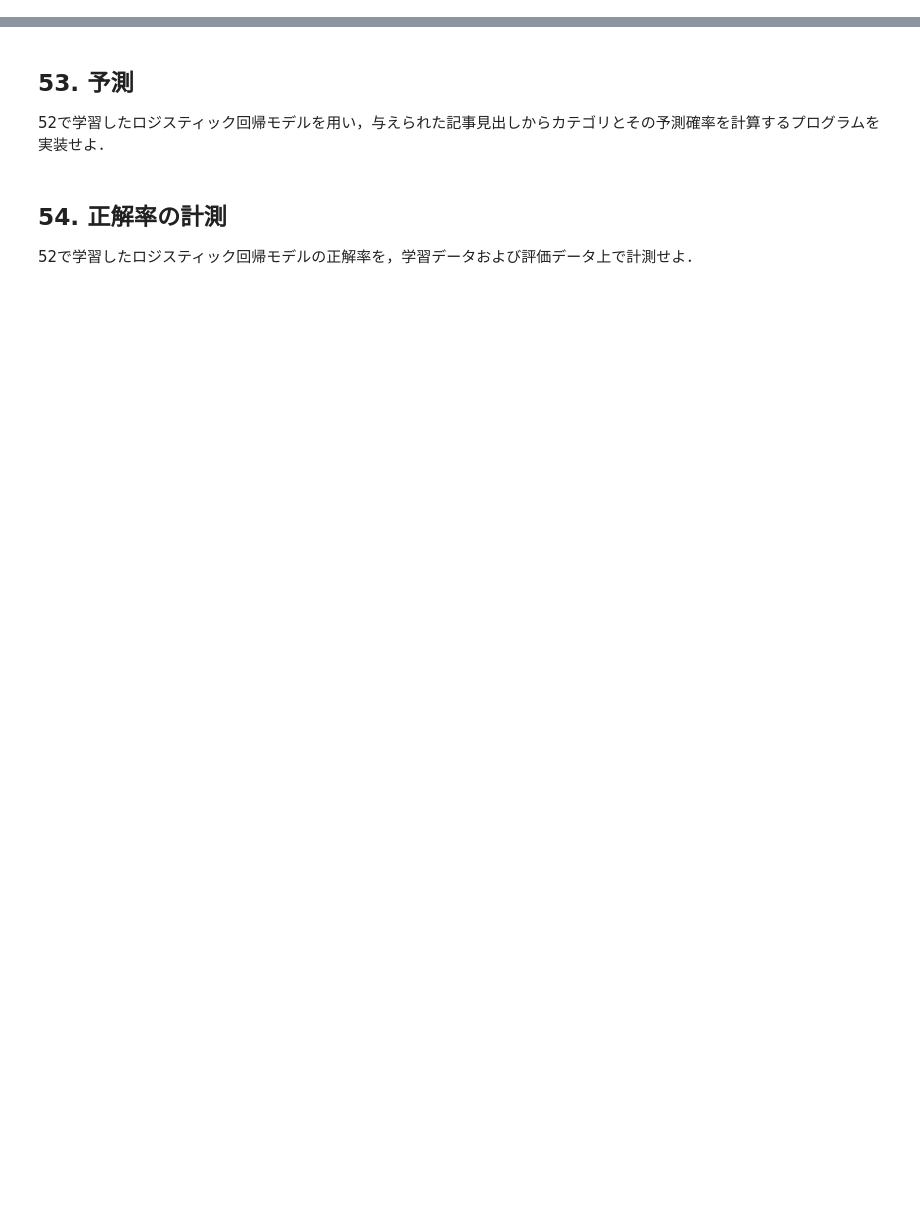
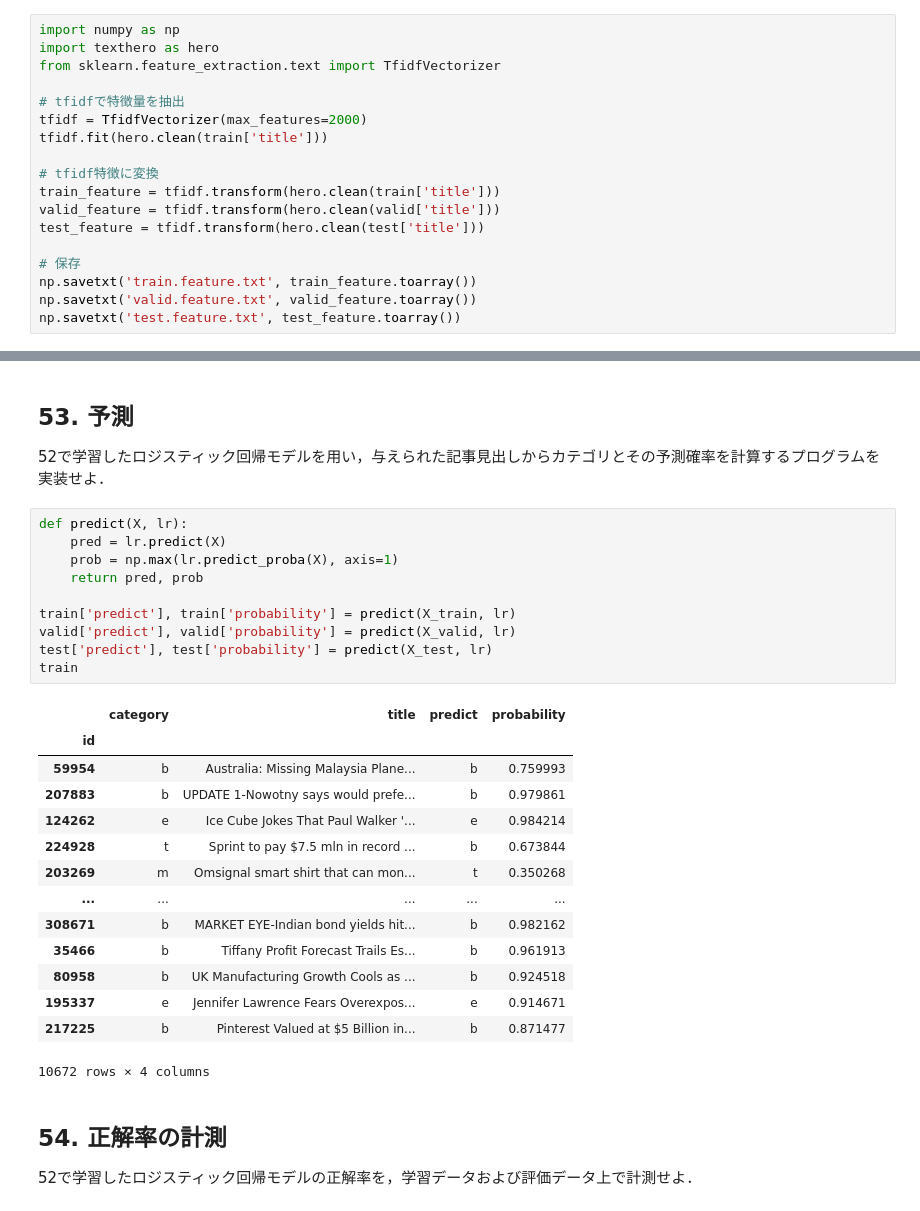
Before and after one commit to seele1917/nlp100, a Jupyter notebook: notebooks/ch06.ipynb, the cells around one changed output, grey strips where cells are left out. Saved outputs shown, nothing was run; the diff lists cells and outputs as text; blank space fills up the shorter version.

```diff
--- a/notebooks/ch06.ipynb
+++ b/notebooks/ch06.ipynb
@@ -17,6 +63,24 @@ https://nlp100.github.io/ja/ch06.html
 ## 51. 特徴量抽出
 学習データ，検証データ，評価データから特徴量を抽出し，それぞれtrain.feature.txt，valid.feature.txt，test.feature.txtというファイル名で保存せよ．
 なお，カテゴリ分類に有用そうな特徴量は各自で自由に設計せよ．記事の見出しを単語列に変換したものが最低限のベースラインとなるであろう．
+# %%
+import numpy as np
+import texthero as hero
+from sklearn.feature_extraction.text import TfidfVectorizer
+
+# tfidfで特徴量を抽出
+tfidf = TfidfVectorizer(max_features=2000)
+tfidf.fit(hero.clean(train['title']))
+
+# tfidf特徴に変換
+train_feature = tfidf.transform(hero.clean(train['title']))
+valid_feature = tfidf.transform(hero.clean(valid['title']))
+test_feature = tfidf.transform(hero.clean(test['title']))
+
+# 保存
+np.savetxt('train.feature.txt', train_feature.toarray())
+np.savetxt('valid.feature.txt', valid_feature.toarray())
+np.savetxt('test.feature.txt', test_feature.toarray())
 # %% [markdown]
 ## 52. 学習
 51で構築した学習データを用いて，ロジスティック回帰モデルを学習せよ．
@@ -23,6 +97,31 @@ https://nlp100.github.io/ja/ch06.html
 # %% [markdown]
 ## 53. 予測
 52で学習したロジスティック回帰モデルを用い，与えられた記事見出しからカテゴリとその予測確率を計算するプログラムを実装せよ．
+# %%
+def predict(X, lr):
+    pred = lr.predict(X)
+    prob = np.max(lr.predict_proba(X), axis=1)
+    return pred, prob
+
+train['predict'], train['probability'] = predict(X_train, lr)
+valid['predict'], valid['probability'] = predict(X_valid, lr)
+test['predict'], test['probability'] = predict(X_test, lr)
+train
+# %% [output]
+|  | category | title | predict | probability |
+| id |  |  |  |  |
+| 59954 | b | Australia: Missing Malaysia Plane... | b | 0.759993 |
+| 207883 | b | UPDATE 1-Nowotny says would prefe... | b | 0.979861 |
+| 124262 | e | Ice Cube Jokes That Paul Walker '... | e | 0.984214 |
+| 224928 | t | Sprint to pay $7.5 mln in record ... | b | 0.673844 |
+| 203269 | m | Omsignal smart shirt that can mon... | t | 0.350268 |
+| ... | ... | ... | ... | ... |
+| 308671 | b | MARKET EYE-Indian bond yields hit... | b | 0.982162 |
+| 35466 | b | Tiffany Profit Forecast Trails Es... | b | 0.961913 |
+| 80958 | b | UK Manufacturing Growth Cools as ... | b | 0.924518 |
+| 195337 | e | Jennifer Lawrence Fears Overexpos... | e | 0.914671 |
+| 217225 | b | Pinterest Valued at $5 Billion in... | b | 0.871477 |
+10672 rows × 4 columns
 # %% [markdown]
 ## 54. 正解率の計測
 52で学習したロジスティック回帰モデルの正解率を，学習データおよび評価データ上で計測せよ．
```
Also changed, not shown: parts of 12 cells of this notebook.
